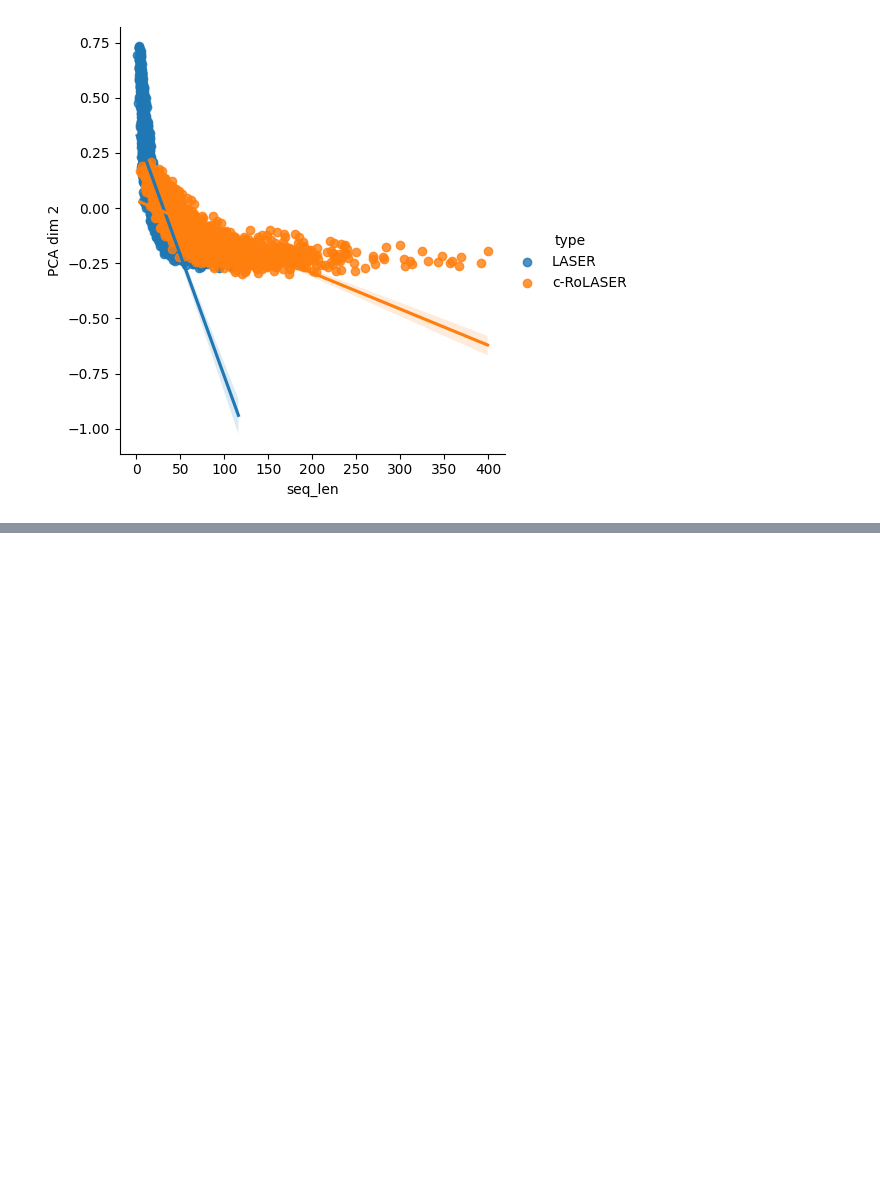
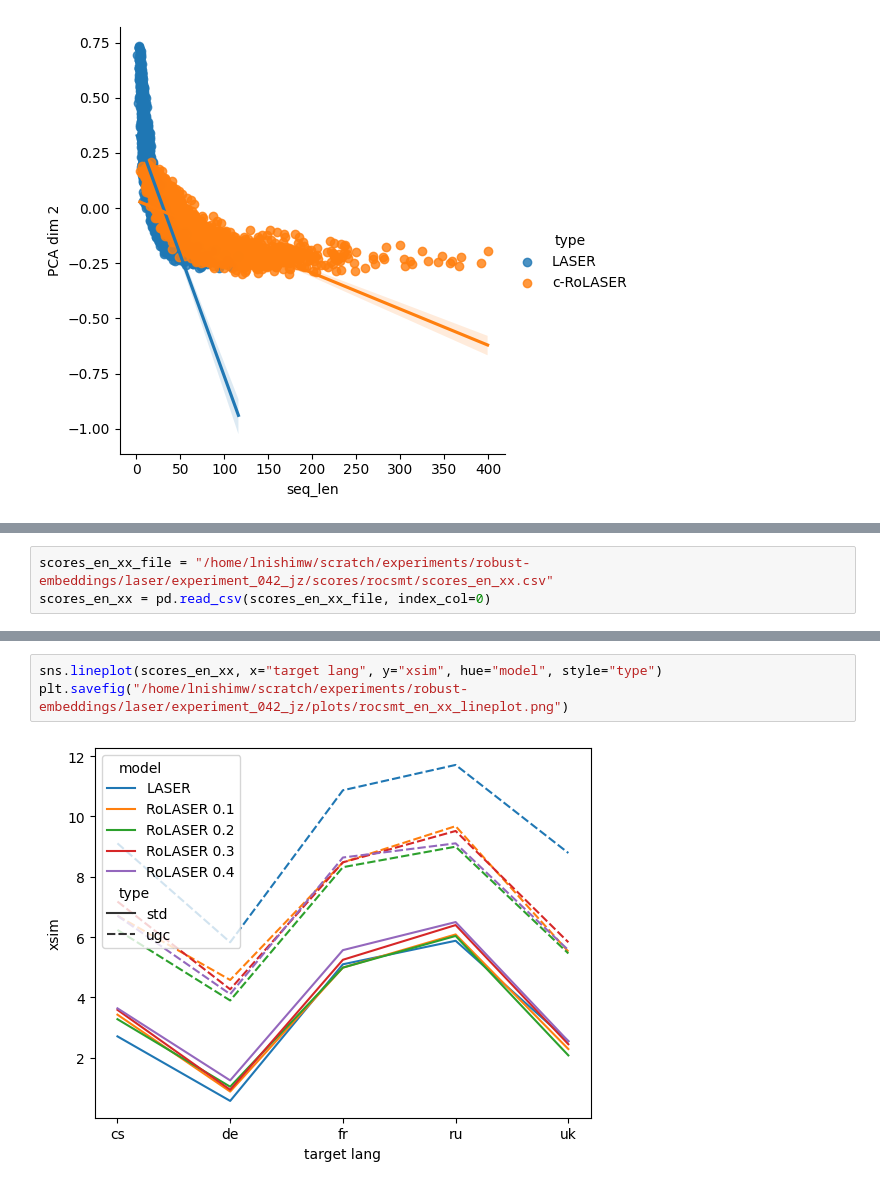
Before and after one commit to lydianish-phd/robust-embeddings, a Jupyter notebook: src/draft.ipynb, the cells around one changed output, grey strips where cells are left out. Saved outputs shown, nothing was run; the diff lists cells and outputs as text; blank space fills up the shorter version.

```diff
--- a/src/draft.ipynb
+++ b/src/draft.ipynb
@@ -1493,0 +1500,3 @@ sns.lmplot(data=data, y="PCA dim 2", x="seq_len", hue="type")
+# %%
+scores_en_xx_file = "/home/lnishimw/scratch/experiments/robust-embeddings/laser/experiment_042_jz/scores/rocsmt/scores_en_xx.csv"
+scores_en_xx = pd.read_csv(scores_en_xx_file, index_col=0)
@@ -1493,0 +1515,5 @@ sns.lmplot(data=data, y="PCA dim 2", x="seq_len", hue="type")
+# %%
+sns.lineplot(scores_en_xx, x="target lang", y="xsim", hue="model", style="type")
+plt.savefig("/home/lnishimw/scratch/experiments/robust-embeddings/laser/experiment_042_jz/plots/rocsmt_en_xx_lineplot.png")
+# %% [output]
+[figure, added]
```
Also changed, not shown: parts of 15 cells of this notebook, 3 other files.
